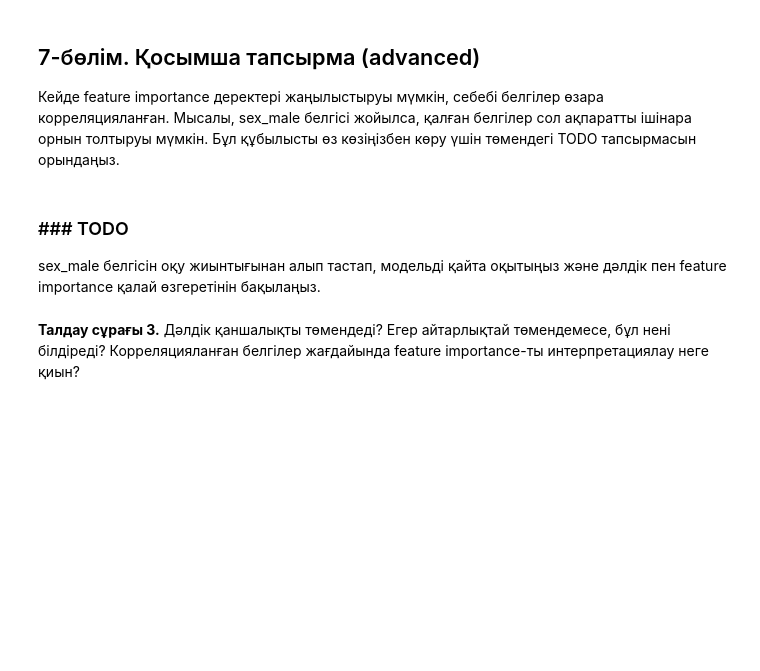
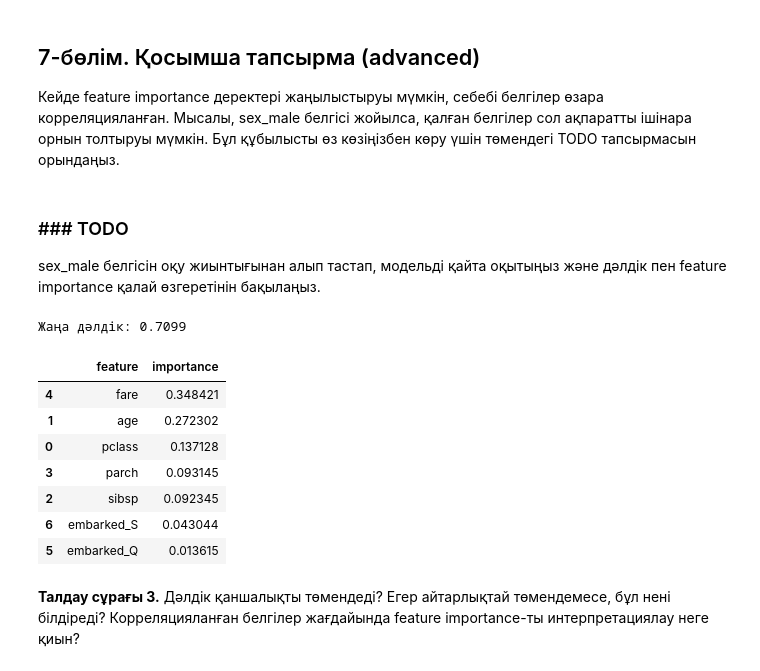
Before and after one commit to beksultann-GQ/Bexs_work, a Jupyter notebook: 01_feature_importance.ipynb, the cells around one changed output. Saved outputs shown, nothing was run; the diff lists cells and outputs as text; code cells hidden in the pictures; blank space fills up the shorter version.

```diff
--- a/01_feature_importance.ipynb
+++ b/01_feature_importance.ipynb
@@ -254,26 +336,36 @@ comparison
 
 sex_male белгісін оқу жиынтығынан алып тастап, модельді қайта оқытыңыз және дәлдік пен feature importance қалай өзгеретінін бақылаңыз.
 # %%
-### ### TODO ###
+## ### TODO ###
 # 1. Жаңа оқу және тест жиынтығын дайындау (sex_male бағанасынсыз)
-# X_train_reduced = X_train.drop(columns=["____"])
-# X_test_reduced = X_test.drop(columns=["____"])
+X_train_reduced = X_train.drop(columns=["sex_male"])
+X_test_reduced = X_test.drop(columns=["sex_male"])
 
 # 2. Жаңа модельді оқыту
-# rf_reduced = RandomForestClassifier(
-#     n_estimators=300, max_depth=8, random_state=RANDOM_STATE, n_jobs=-1
-# )
-# rf_reduced.fit(____, ____)
+rf_reduced = RandomForestClassifier(
+    n_estimators=300, max_depth=8, random_state=RANDOM_STATE, n_jobs=-1
+)
+rf_reduced.fit(X_train_reduced, y_train)
 
 # 3. Жаңа модельдің дәлдігін есептеу
-# acc_reduced = accuracy_score(y_test, rf_reduced.predict(X_test_reduced))
-# print(f"Жаңа дәлдік: {acc_reduced:.4f}")
+acc_reduced = accuracy_score(y_test, rf_reduced.predict(X_test_reduced))
+print(f"Жаңа дәлдік: {acc_reduced:.4f}")
 
 # 4. Жаңа feature importance-ты шығару
-# pd.DataFrame({
-#     "feature": X_train_reduced.columns,
-#     "importance": rf_reduced.feature_importances_
-# }).sort_values("importance", ascending=False)
+pd.DataFrame({
+    "feature": X_train_reduced.columns,
+    "importance": rf_reduced.feature_importances_
+}).sort_values("importance", ascending=False)
+# %% [output]
+Жаңа дәлдік: 0.7099
+|  | feature | importance |
+| 4 | fare | 0.348421 |
+| 1 | age | 0.272302 |
+| 0 | pclass | 0.137128 |
+| 3 | parch | 0.093145 |
+| 2 | sibsp | 0.092345 |
+| 6 | embarked_S | 0.043044 |
+| 5 | embarked_Q | 0.013615 |
 # %% [markdown]
 **Талдау сұрағы 3.** Дәлдік қаншалықты төмендеді? Егер айтарлықтай төмендемесе, бұл нені білдіреді? Корреляцияланған белгілер жағдайында feature importance-ты интерпретациялау неге қиын?
 # %% [markdown]
```
Also changed, not shown: parts of 12 cells of this notebook, 1 other file.
